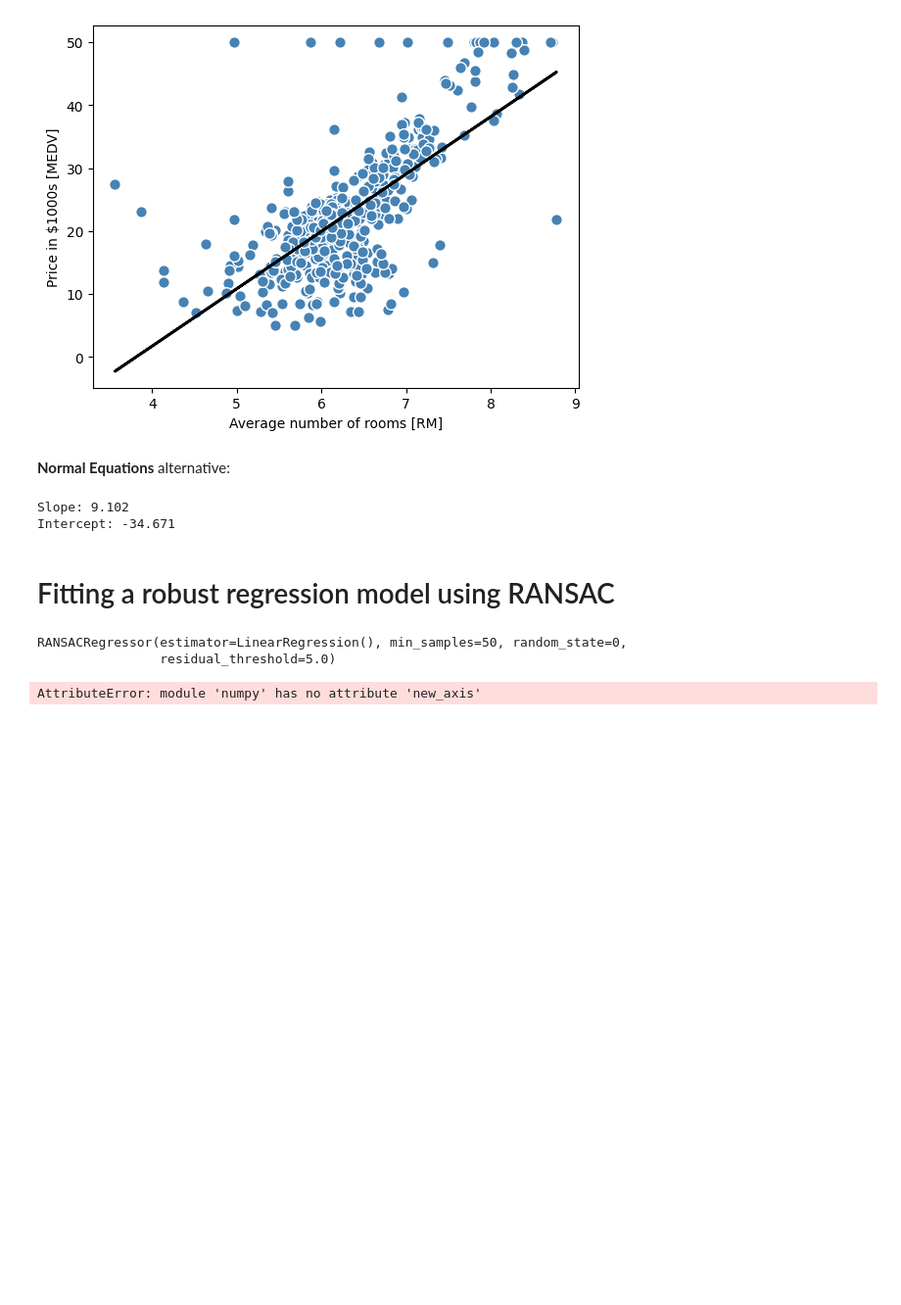
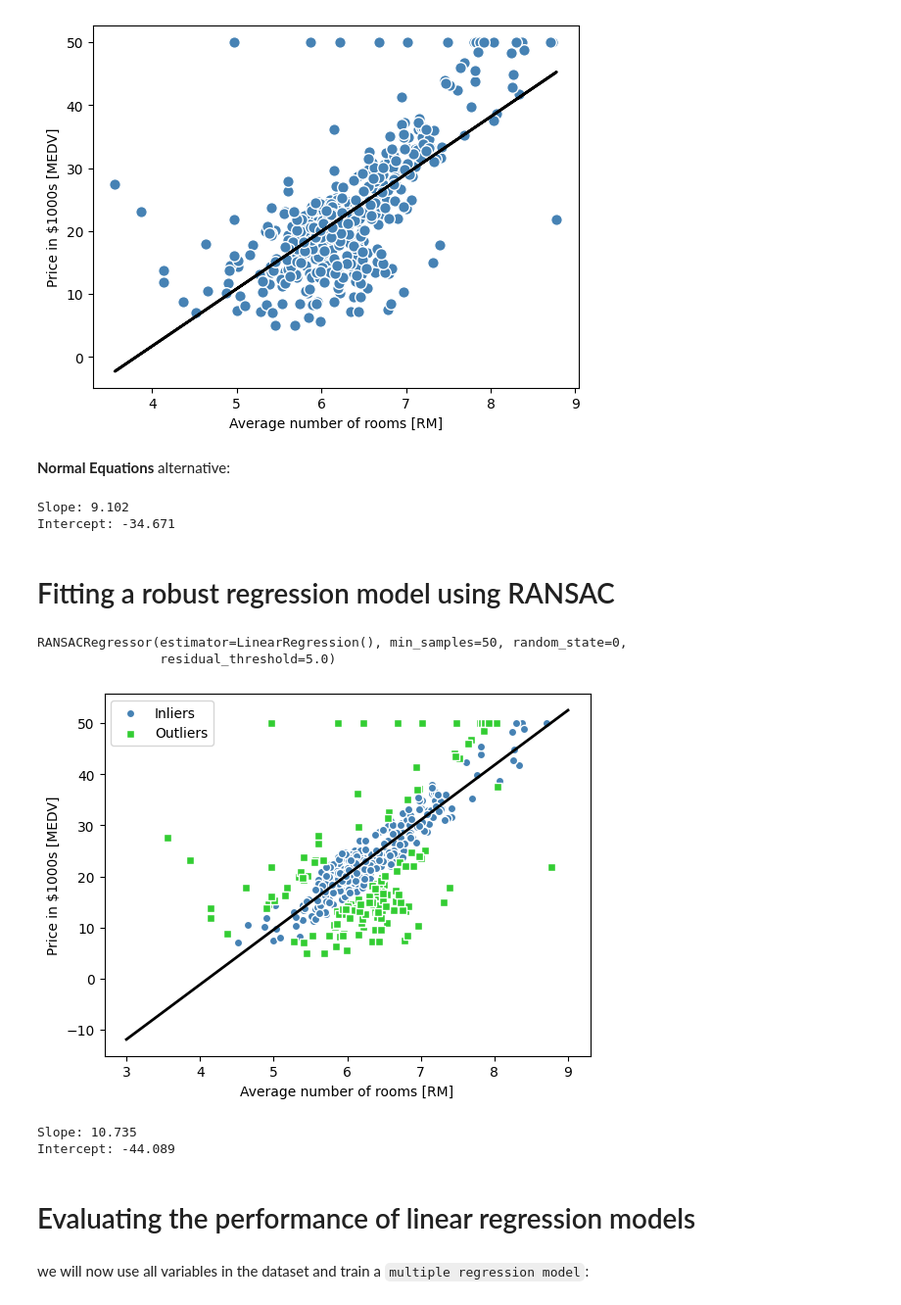
Before and after one commit to Sann-Htet/Machine-Learning-and-Deep-Learning-with-Python-scikit-learn-and-TensorFlow, a Jupyter notebook: Chapter 10/ch10-Predicting_Continuous_Target_Variables_with_Regression_Analysis.ipynb, the cells around one changed output. Shown at 98% size. Saved outputs shown, nothing was run; the diff lists cells and outputs as text; code cells hidden in the pictures; blank space fills up the shorter version.

```diff
--- a/Chapter 10/ch10-Predicting_Continuous_Target_Variables_with_Regression_Analysis.ipynb
+++ b/Chapter 10/ch10-Predicting_Continuous_Target_Variables_with_Regression_Analysis.ipynb
@@ -194,19 +194,30 @@ RANSACRegressor(estimator=LinearRegression(), min_samples=50, random_state=0,
 # %%
 inlier_mask = ransac.inlier_mask_
 outlier_mask = np.logical_not(inlier_mask)
 line_X = np.arange(3, 10, 1)
-line_y_ransac = ransac.predict(line_X[:, np.new_axis])
+line_y_ransac = ransac.predict(line_X[:, np.newaxis])
 
 plt.scatter(X[inlier_mask], y[inlier_mask],
             c='steelblue', edgecolor='white',
             marker='o', label='Inliers')
 plt.scatter(X[outlier_mask], y[outlier_mask],
             c='limegreen', edgecolor='white',
             marker='s', label='Outliers')
 plt.plot(line_X, line_y_ransac, color='black', lw=2)
 plt.xlabel('Average number of rooms [RM]')
 plt.ylabel('Price in $1000s [MEDV]')
 plt.legend(loc='upper left')
 plt.show()
 # %% [output]
-AttributeError: module 'numpy' has no attribute 'new_axis'
+[figure, added]
+# %%
+print('Slope: %.3f' % ransac.estimator_.coef_[0])
+print('Intercept: %.3f' % ransac.estimator_.intercept_)
+# %% [output]
+Slope: 10.735
+Intercept: -44.089
+# %% [markdown]
+# Evaluating the performance of linear regression models
+# %% [markdown]
+we will now use all variables in the
+dataset and train a `multiple regression model`:
```
Also changed, not shown: parts of 3 cells of this notebook.
